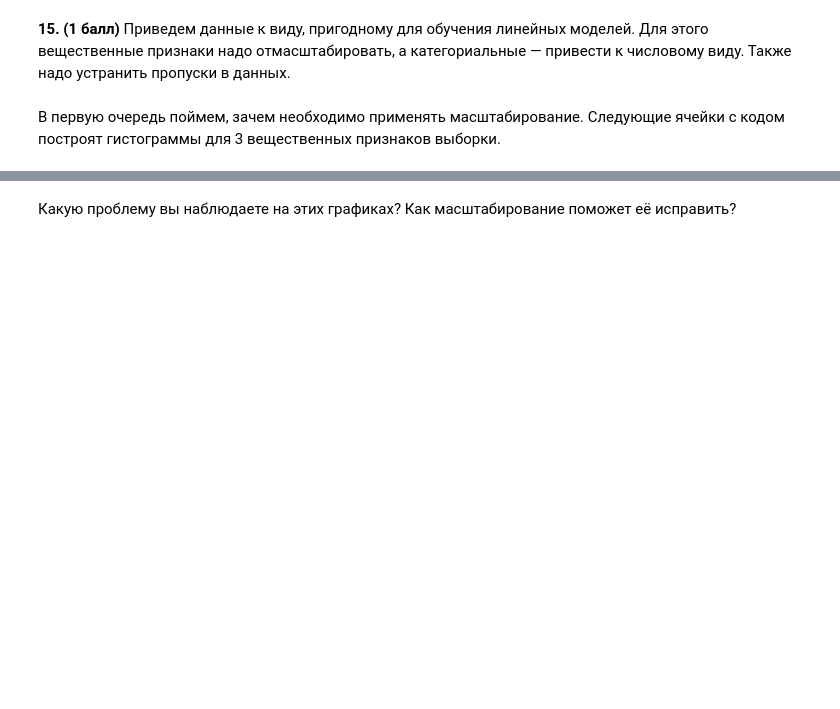
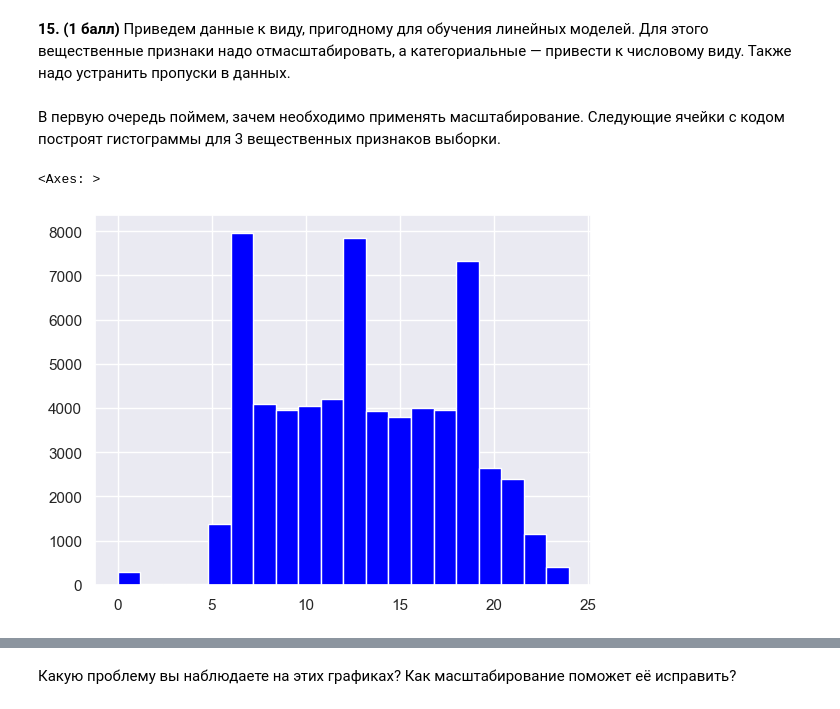
Before and after one commit to sergeiperel/MachineLearning2023, a Jupyter notebook: homework02/homework-practice-02-linregr/Домашнее задание 2 - предобработка признаков, pandas, линейная регрессия/homework-practice-02-linregr.ipynb, the cells around one changed output, grey strips where cells are left out. Saved outputs shown, nothing was run; the diff lists cells and outputs as text; code cells hidden in the pictures; blank space fills up the shorter version.

```diff
--- a/homework02/homework-practice-02-linregr/Домашнее задание 2 - предобработка признаков, pandas, линейная регрессия/homework-practice-02-linregr.ipynb
+++ b/homework02/homework-practice-02-linregr/Домашнее задание 2 - предобработка признаков, pandas, линейная регрессия/homework-practice-02-linregr.ipynb
@@ -394,7 +510,12 @@ See the caveats in the documentation: https://pandas.pydata.org/pandas-docs/stab
+# %%
+data_linreg.drop("ArrDelay", axis = 1, inplace = True)
 # %% [markdown]
 **15. (1 балл)** Приведем данные к виду, пригодному для обучения линейных моделей. Для этого вещественные признаки надо отмасштабировать, а категориальные — привести к числовому виду. Также надо устранить пропуски в данных.
 # %% [markdown]
 В первую очередь поймем, зачем необходимо применять масштабирование. Следующие ячейки с кодом построят гистограммы для 3 вещественных признаков выборки.
 # %%
-X['DepTime_Hour'].hist(bins=20)
+data_linreg['DepTime_Hour'].hist(bins=20, color='blue')
+# %% [output]
+<Axes: >
+[figure, added]
 # %%
```
Also changed, not shown: parts of 52 cells of this notebook.
